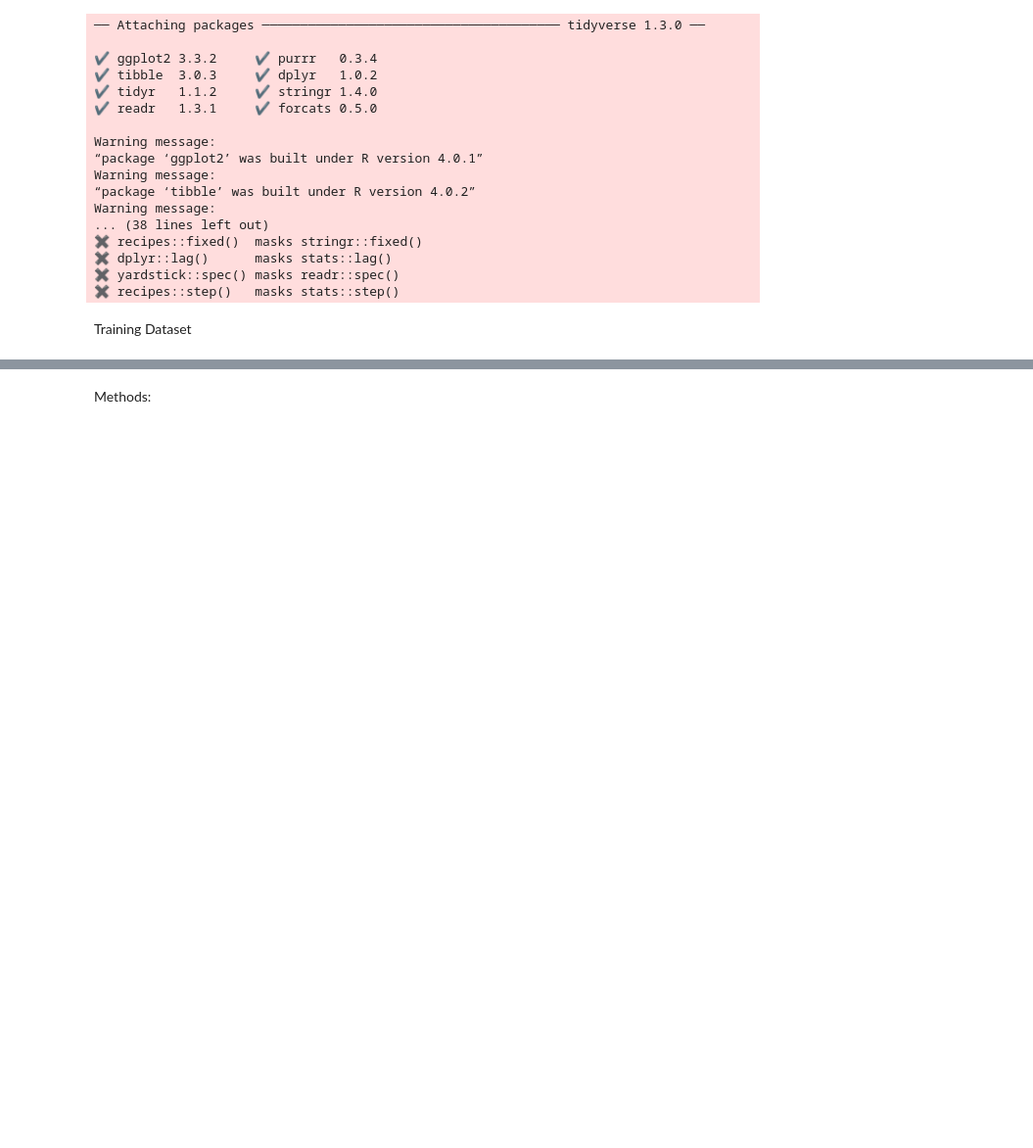
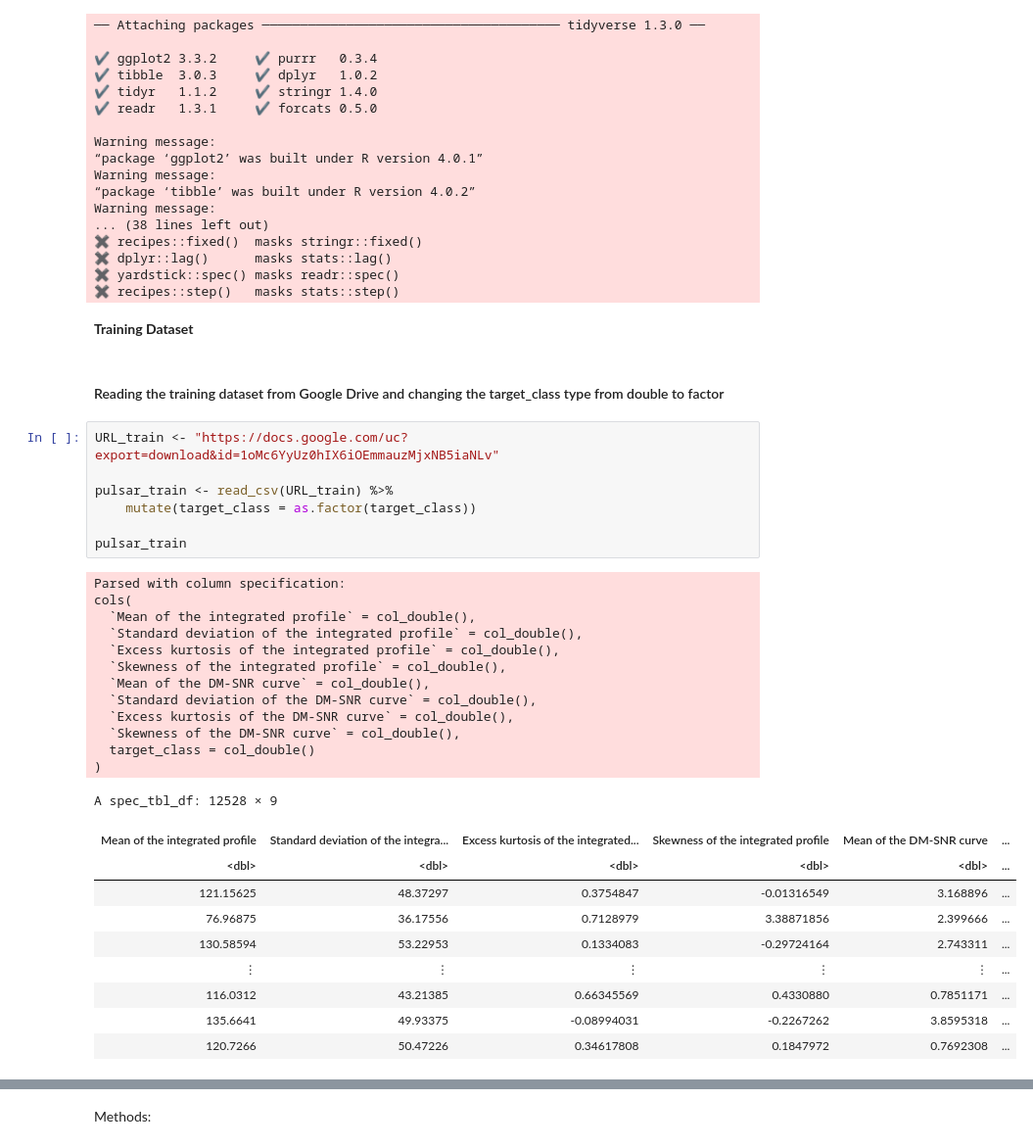
Before and after one commit to Hrithik0015/DSCI100_Project, a Jupyter notebook: Proposal.ipynb, the cells around one changed output, grey strips where cells are left out. Shown at 98% size. Cells and saved outputs as stored; diff of their text form; blank space fills up the shorter version.

```diff
--- a/Proposal.ipynb
+++ b/Proposal.ipynb
@@ -25,5 +25,37 @@ Warning message:
 ✖ dplyr::lag()      masks stats::lag()
 ✖ yardstick::spec() masks readr::spec()
 ✖ recipes::step()   masks stats::step()
-# %% [markdown]
-Training Dataset
+# %% [markdown]
+**Training Dataset**
+# %% [markdown]
+#### Reading the training dataset from Google Drive and changing the target_class type from double to factor
+# %%
+URL_train <- "https://docs.google.com/uc?export=download&id=1oMc6YyUz0hIX6iOEmmauzMjxNB5iaNLv"
+
+pulsar_train <- read_csv(URL_train) %>%
+    mutate(target_class = as.factor(target_class))
+
+pulsar_train
+# %% [output]
+Parsed with column specification:
+cols(
+  `Mean of the integrated profile` = col_double(),
+  `Standard deviation of the integrated profile` = col_double(),
+  `Excess kurtosis of the integrated profile` = col_double(),
+  `Skewness of the integrated profile` = col_double(),
+  `Mean of the DM-SNR curve` = col_double(),
+  `Standard deviation of the DM-SNR curve` = col_double(),
+  `Excess kurtosis of the DM-SNR curve` = col_double(),
+  `Skewness of the DM-SNR curve` = col_double(),
+  target_class = col_double()
+)
+A spec_tbl_df: 12528 × 9
+| Mean of the integrated profile | Standard deviation of the integra... | Excess kurtosis of the integrated... | Skewness of the integrated profile | Mean of the DM-SNR curve | ... |
+| <dbl> | <dbl> | <dbl> | <dbl> | <dbl> | ... |
+| 121.15625 | 48.37297 | 0.3754847 | -0.01316549 | 3.168896 | ... |
+| 76.96875 | 36.17556 | 0.7128979 | 3.38871856 | 2.399666 | ... |
+| 130.58594 | 53.22953 | 0.1334083 | -0.29724164 | 2.743311 | ... |
+| ⋮ | ⋮ | ⋮ | ⋮ | ⋮ | ... |
+| 116.0312 | 43.21385 | 0.66345569 | 0.4330880 | 0.7851171 | ... |
+| 135.6641 | 49.93375 | -0.08994031 | -0.2267262 | 3.8595318 | ... |
+| 120.7266 | 50.47226 | 0.34617808 | 0.1847972 | 0.7692308 | ... |
```
Also changed, not shown: parts of 15 cells of this notebook.
